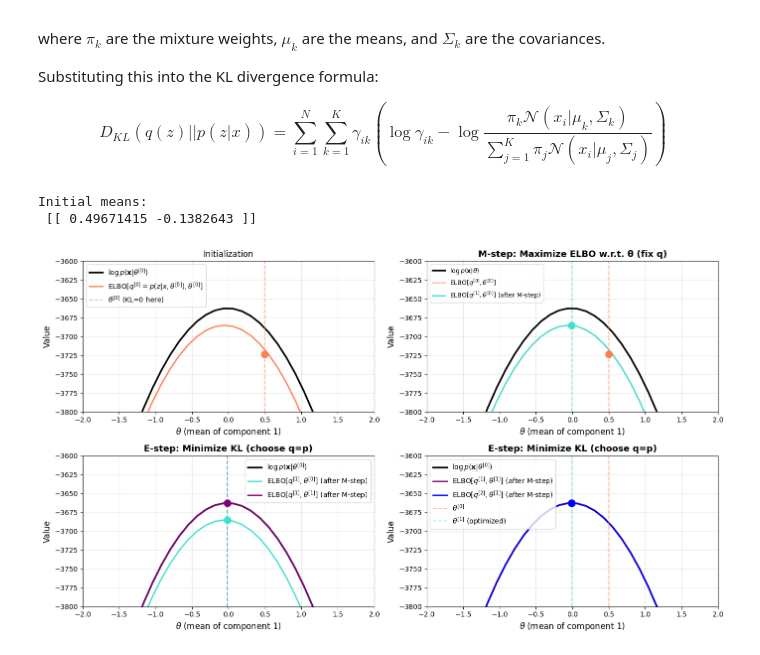
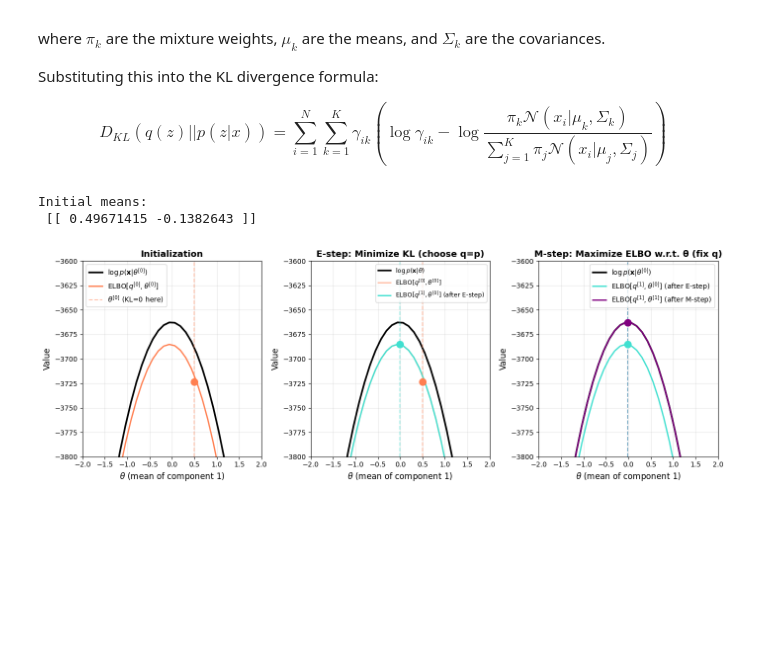
Before and after one commit to faressc/dl4ad, a Jupyter notebook: notebooks/09-latent-models.ipynb, the cells around one changed output. Saved outputs shown, nothing was run; the diff lists cells and outputs as text; code cells hidden in the pictures; blank space fills up the shorter version.

```diff
--- a/notebooks/09-latent-models.ipynb
+++ b/notebooks/09-latent-models.ipynb
@@ -481,6 +481,7 @@ means_3, covariances_3, weights_3 = m_step(X, responsibilities_2)
 
 # Sweep mean of first component along x-axis
 mean_range = np.linspace(-3, 3, 50)
+# elbo_range = np.linspace(0, 1, 50)
 log_likelihoods_0 = []
 log_likelihoods_1 = []
 elbos_0 = []
@@ -488,17 +489,14 @@ elbos_1 = []
 elbos_2 = []
 elbos_3 = []
 
+test_means_0 = initial_means.copy()
+test_means_1 = means_1.copy()
+test_means_2 = means_2.copy()
+
 for mean_val in mean_range:
     # Test with varying first component mean
-    test_means_0 = initial_means.copy()
     test_means_0[0, 0] = mean_val
-    # print(f'means val = {test_means_0}')
-
-
-    test_means_1 = means_1.copy()
     test_means_1[0, 0] = mean_val
-
-    test_means_2 = means_2.copy()
     test_means_2[0, 0] = mean_val
 
     # Compute log-likelihood for EACH parameter set
@@ -517,74 +515,56 @@ for mean_val in mean_range:
     elbo_2, _, _= compute_elbo(X, test_means_1, covariances_1, weights_1, responsibilities_1, ll_0)
     elbos_2.append(elbo_2)
 
-    elbo_3, _, _= compute_elbo(X, test_means_1, covariances_1, weights_1, responsibilities_2, ll_0)
-    elbos_3.append(elbo_3)
+fig, (ax1, ax2, ax3) = plt.subplots(1, 3, figsize=(14, 5))
 
-fig, ((ax1, ax2), (ax3, ax4)) = plt.subplots(2, 2, figsize=(14, 8))
-
-# Left plot: E-step - minimize KL divergence (ELBO touches log-likelihood)
+# First plot - initialization: show log-likelihood and ELBO with initial q and θ
 ax1.plot(mean_range, log_likelihoods_0, 'k-', linewidth=2.5, label=r'$\log p(\mathbf{x}|\theta^{[0]})$')
-ax1.plot(mean_range, elbos_0, 'coral', linewidth=2, label=r'ELBO[$q^{[0]}=p(z|x,\theta^{[0]}), \theta^{[0]}$]')
+ax1.plot(mean_range, elbos_0, 'coral', linewidth=2, label=r'ELBO[$q^{[0]}, \theta^{[0]}$]')
 ax1.axvline(initial_means[0, 0], color='coral', linestyle='--', alpha=0.5, label=r'$\theta^{[0]}$ (KL=0 here)')
 ax1.scatter([initial_means[0, 0]], [elbos_0[np.argmin(np.abs(mean_range - initial_means[0, 0]))]],
            color='coral', s=100, zorder=5)
 ax1.set_xlabel(r'$\theta$ (mean of component 1)', fontsize=12)
 ax1.set_ylabel(r'Value', fontsize=12)
-ax1.set_title('Initialization')
+ax1.set_title('Initialization', fontsize=13, fontweight='bold')
 ax1.set_ylim(-3800,-3600)
 ax1.set_xlim(-2,2)
 ax1.legend(fontsize=10)
 ax1.grid(alpha=0.3)
 
-# Right plot: M-step - maximize ELBO w.r.t. θ (keeping q fixed)
+# E-step - minimize KL divergence (update q to make ELBO tight)
 ax2.plot(mean_range, log_likelihoods_0, 'k-', linewidth=2.5, label=r'$\log p(\mathbf{x}|\theta)$')
 ax2.plot(mean_range, elbos_0, 'coral', linewidth=2, alpha=0.5, label=r'ELBO[$q^{[0]}, \theta^{[0]}$]')
-ax2.plot(mean_range, elbos_1, 'turquoise', linewidth=2, label=r'ELBO[$q^{[1]}, \theta^{[0]}$] (after M-step)')
+ax2.plot(mean_range, elbos_1, 'turquoise', linewidth=2, label=r'ELBO[$q^{[1]}, \theta^{[0]}$] (after E-step)')
 ax2.axvline(initial_means[0, 0], color='coral', linestyle='--', alpha=0.5)
 ax2.axvline(means_1[0, 0], color='turquoise', linestyle='--', alpha=0.5)
 ax2.scatter([initial_means[0, 0]], [elbos_0[np.argmin(np.abs(mean_range - initial_means[0, 0]))]], color='coral', s=100, zorder=5)
 ax2.scatter([means_1[0, 0]], [elbos_1[np.argmin(np.abs(mean_range - means_1[0, 0]))]], color='turquoise', s=100, zorder=5)
 ax2.set_xlabel(r'$\theta$ (mean of component 1)', fontsize=12)
 ax2.set_ylabel(r'Value', fontsize=12)
-ax2.set_title('M-step: Maximize ELBO w.r.t. θ (fix q)', fontsize=13, fontweight='bold')
+ax2.set_title('E-step: Minimize KL (choose q=p)', fontsize=13, fontweight='bold')
 ax2.set_ylim(-3800,-3600)
 ax2.set_xlim(-2,2)
 ax2.legend(fontsize=9)
 ax2.grid(alpha=0.3)
 
+# M-step plot - maximize ELBO w.r.t. θ (keeping q fixed)
 ax3.plot(mean_range, log_likelihoods_0, 'k-', linewidth=2.5, label=r'$\log p(\mathbf{x}|\theta^{[0]})$')
-# ax3.plot(mean_range, elbos_0, 'coral', linewidth=2, label=r'ELBO[$q^{[0]}=p(z|x,\theta^{[0]}), \theta^{[0]}$]')
-ax3.plot(mean_range, elbos_1, 'turquoise', linewidth=2, label=r'ELBO[$q^{[1]}, \theta^{[0]}$] (after M-step)')
+ax3.plot(mean_range, elbos_1, 'turquoise', linewidth=2, label=r'ELBO[$q^{[1]}, \theta^{[0]}$] (after E-step)')
 ax3.plot(mean_range, elbos_2, 'purple', linewidth=2, label=r'ELBO[$q^{[1]}, \theta^{[1]}$] (after M-step)')
 ax3.axvline(means_2[0, 0], color='purple', linestyle='--', alpha=0.5)
 ax3.axvline(means_1[0, 0], color='turquoise', linestyle='--', alpha=0.5)
 ax3.scatter([means_1[0, 0]], [elbos_1[np.argmin(np.abs(mean_range - means_1[0, 0]))]], color='turquoise', s=100, zorder=5)
 ax3.scatter([means_2[0, 0]], [elbos_2[np.argmin(np.abs(mean_range - means_2[0, 0]))]], color='purple', s=100, zorder=5)
 ax3.set_xlabel(r'$\theta$ (mean of component 1)', fontsize=12)
 ax3.set_ylabel(r'Value', fontsize=12)
-ax3.set_title('E-step: Minimize KL (choose q=p)', fontsize=13, fontweight='bold')
+ax3.set_title('M-step: Maximize ELBO w.r.t. θ (fix q)', fontsize=13, fontweight='bold')
 ax3.set_ylim(-3800,-3600)
 ax3.set_xlim(-2,2)
 ax3.legend(fontsize=10)
 ax3.grid(alpha=0.3)
 
-ax4.plot(mean_range, log_likelihoods_0, 'k-', linewidth=2.5, label=r'$\log p(\mathbf{x}|\theta^{[0]})$')
-ax4.plot(mean_range, elbos_2, 'purple', linewidth=2, label=r'ELBO[$q^{[1]}, \theta^{[1]}$] (after M-step)')
-ax4.plot(mean_range, elbos_3, 'blue', linewidth=2, label=r'ELBO[$q^{[2]}, \theta^{[1]}$] (after M-step)')
-ax4.axvline(initial_means[0, 0], color='coral', linestyle='--', alpha=0.5, label=r'$\theta^{[0]}$')
-ax4.axvline(means_1[0, 0], color='turquoise', linestyle='--', alpha=0.5, label=r'$\theta^{[1]}$ (optimized)')
-ax4.scatter([means_1[0, 0]], [elbos_2[np.argmin(np.abs(mean_range - means_1[0, 0]))]], color='purple', s=100, zorder=5)
-ax4.scatter([means_2[0, 0]], [elbos_3[np.argmin(np.abs(mean_range - means_2[0, 0]))]], color='blue', s=100, zorder=5)
-ax4.set_xlabel(r'$\theta$ (mean of component 1)', fontsize=12)
-ax4.set_ylabel(r'Value', fontsize=12)
-ax4.set_title('E-step: Minimize KL (choose q=p)', fontsize=13, fontweight='bold')
-ax4.set_ylim(-3800,-3600)
-ax4.set_xlim(-2,2)
-ax4.legend(fontsize=10)
-ax4.grid(alpha=0.3)
-
 fig.tight_layout()
 # %% [output]
 Initial means:
  [[ 0.49671415 -0.1382643 ]]
-[figure, old version]
+[figure, new version]
```
